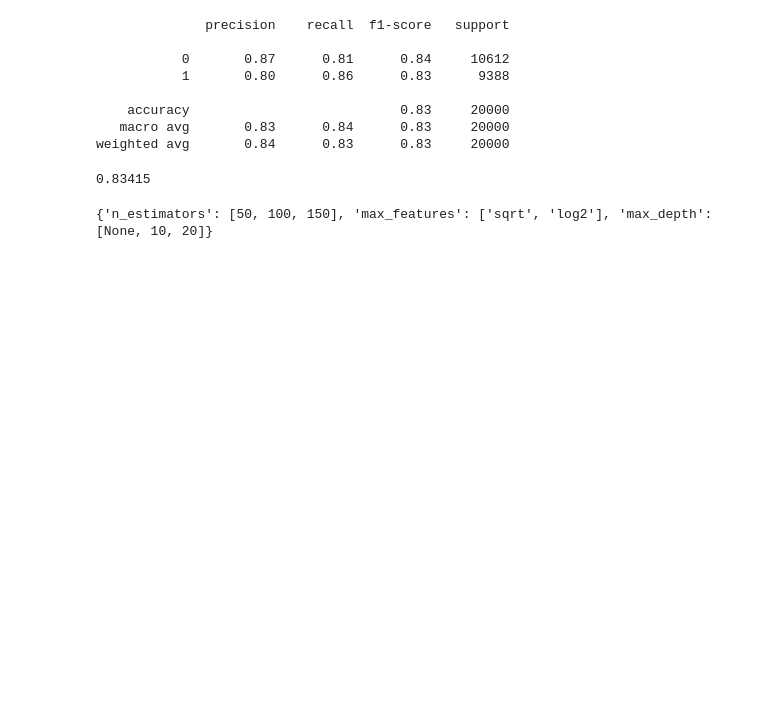
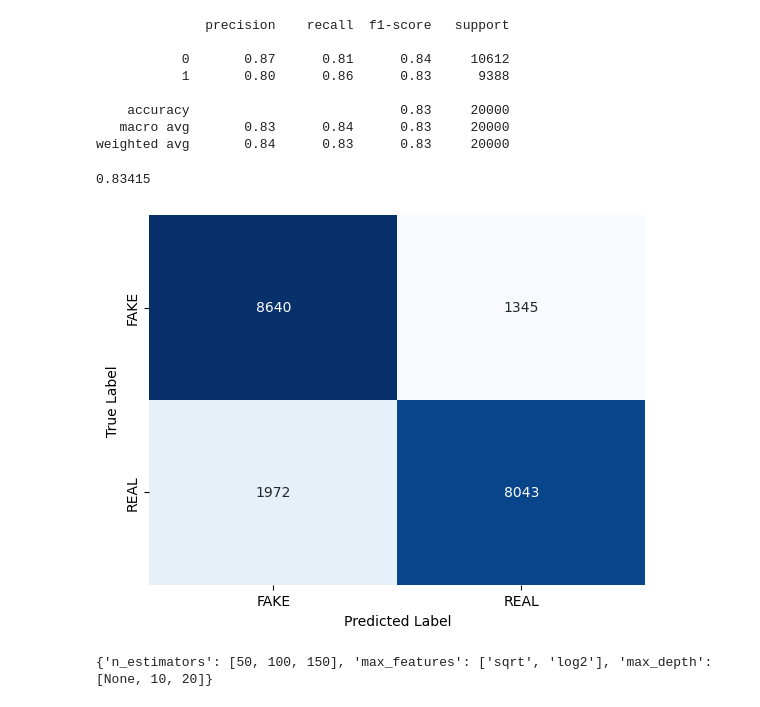
Before and after one commit to hsabraham28/mids_207_final_project, a Jupyter notebook: FP_load_data.ipynb, the cells around one changed output. Cells and saved outputs as stored; diff of their text form; code cells hidden in the pictures; blank space fills up the shorter version.

Commit message:
Added confusion matrix for baseline model

```diff
--- a/FP_load_data.ipynb
+++ b/FP_load_data.ipynb
@@ -307,6 +307,13 @@ weighted avg       0.84      0.83      0.83     20000
 accuracy_score(y_pred, val_labels)
 # %% [output]
 0.83415
+# %%
+ax = sns.heatmap(confusion_matrix(val_labels, y_pred), annot=True, fmt='.0f', cmap='Blues', xticklabels=classes, yticklabels=classes,
+                  cbar=False)
+ax.set(xlabel='Predicted Label', ylabel='True Label')
+plt.show()
+# %% [output]
+[figure, added]
 # %%
 from sklearn.model_selection import RandomizedSearchCV
 # Number of trees in random forest
```
